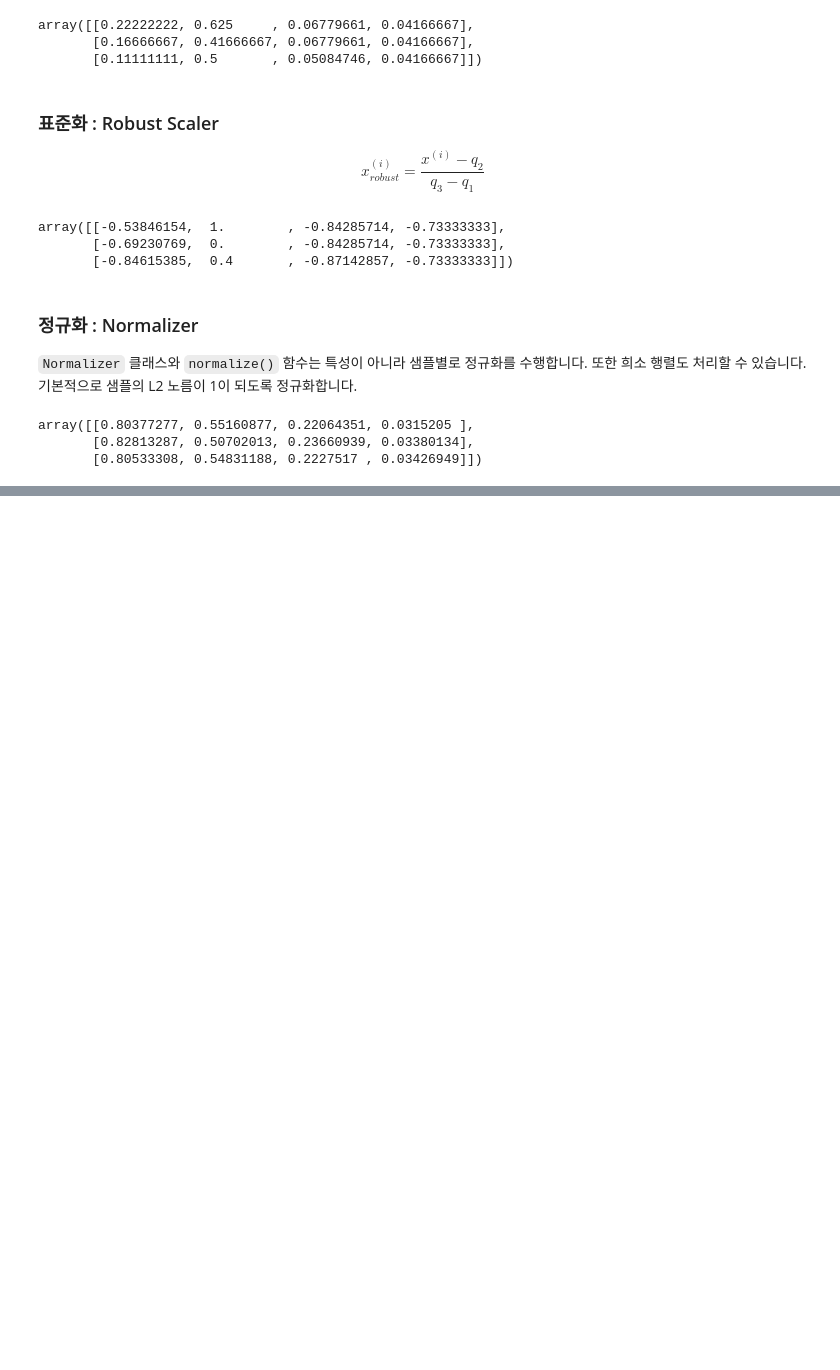
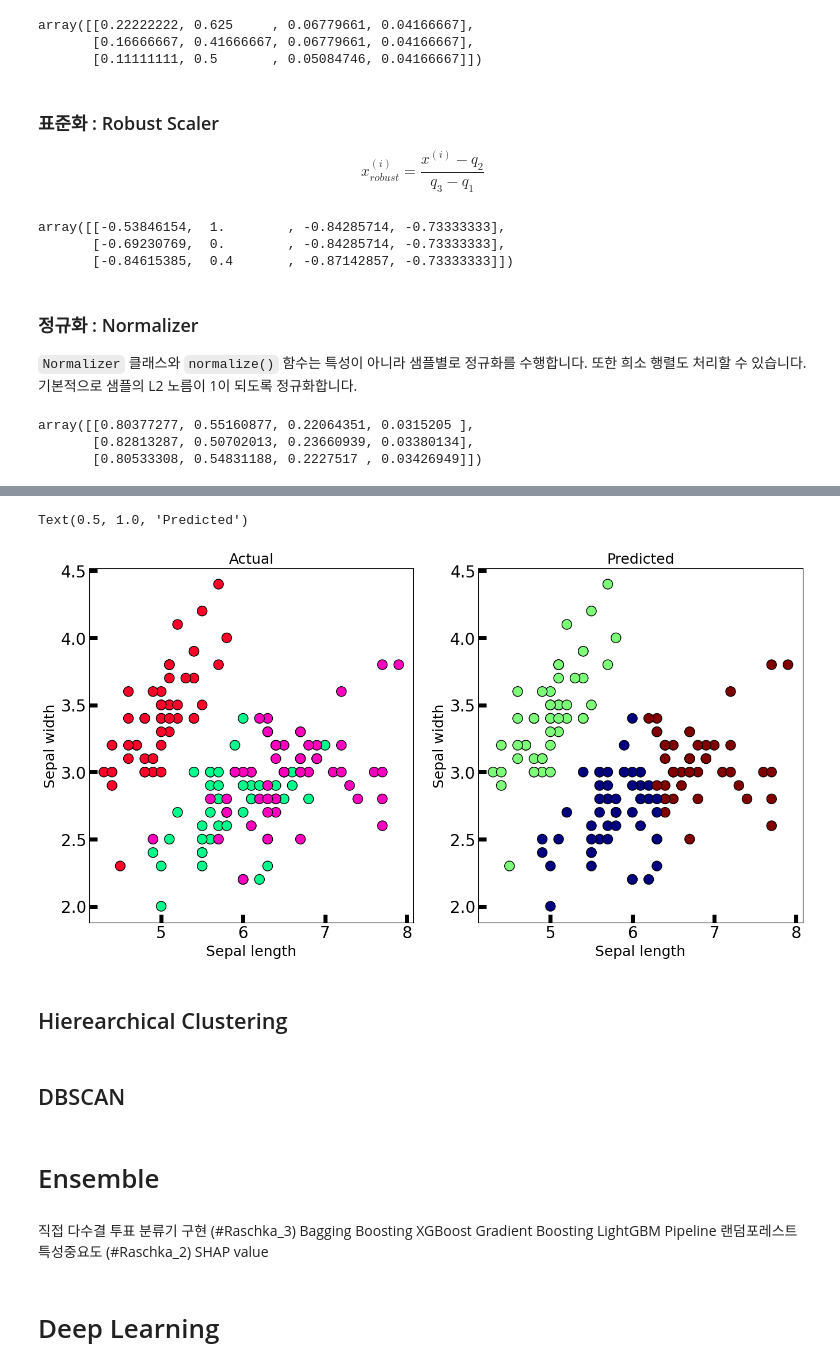
Before and after one commit to oldcamel-sw/datascience-2023, a Jupyter notebook: Contents/NEW.ipynb, the cells around one changed output, grey strips where cells are left out. Cells and saved outputs as stored; diff of their text form; code cells hidden in the pictures; blank space fills up the shorter version.

```diff
--- a/Contents/NEW.ipynb
+++ b/Contents/NEW.ipynb
@@ -1869,0 +2240,37 @@ array([[0.80377277, 0.55160877, 0.22064351, 0.0315205 ],
+# %%
+new_labels = km.labels_
+fig, axes = plt.subplots(1, 2, figsize=(16,8))
+axes[0].scatter(X.iloc[:, 0], X.iloc[:, 1], c=y, cmap='gist_rainbow',
+edgecolor='k', s=150)
+axes[1].scatter(X.iloc[:, 0], X.iloc[:, 1], c=new_labels, cmap='jet',
+edgecolor='k', s=150)
+axes[0].set_xlabel('Sepal length', fontsize=18)
+axes[0].set_ylabel('Sepal width', fontsize=18)
+axes[1].set_xlabel('Sepal length', fontsize=18)
+axes[1].set_ylabel('Sepal width', fontsize=18)
+axes[0].tick_params(direction='in', length=10, width=5, colors='k', labelsize=20)
+axes[1].tick_params(direction='in', length=10, width=5, colors='k', labelsize=20)
+axes[0].set_title('Actual', fontsize=18)
+axes[1].set_title('Predicted', fontsize=18)
+# %% [output]
+Text(0.5, 1.0, 'Predicted')
+[figure, added]
+# %% [markdown]
+## Hierearchical Clustering
+# %% [markdown]
+## DBSCAN
+# %% [markdown]
+# Ensemble
+# %% [markdown]
+직접 다수결 투표 분류기 구현 (#Raschka_3)
+Bagging
+Boosting
+XGBoost
+Gradient Boosting
+LightGBM
+Pipeline
+랜덤포레스트
+특성중요도 (#Raschka_2)
+SHAP value
+# %% [markdown]
+# Deep Learning
```
Also changed, not shown: parts of 62 cells of this notebook, 4 other files.
